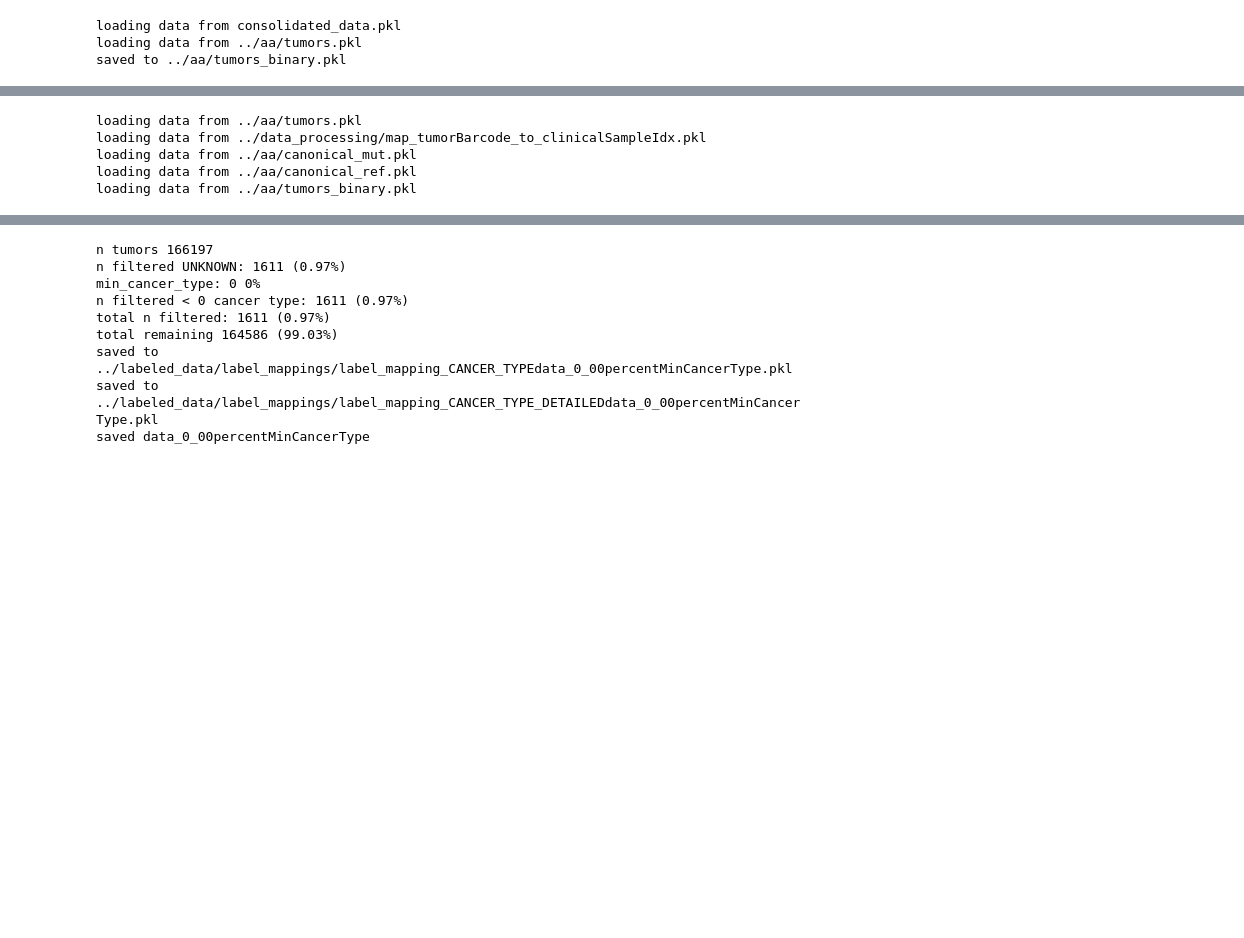
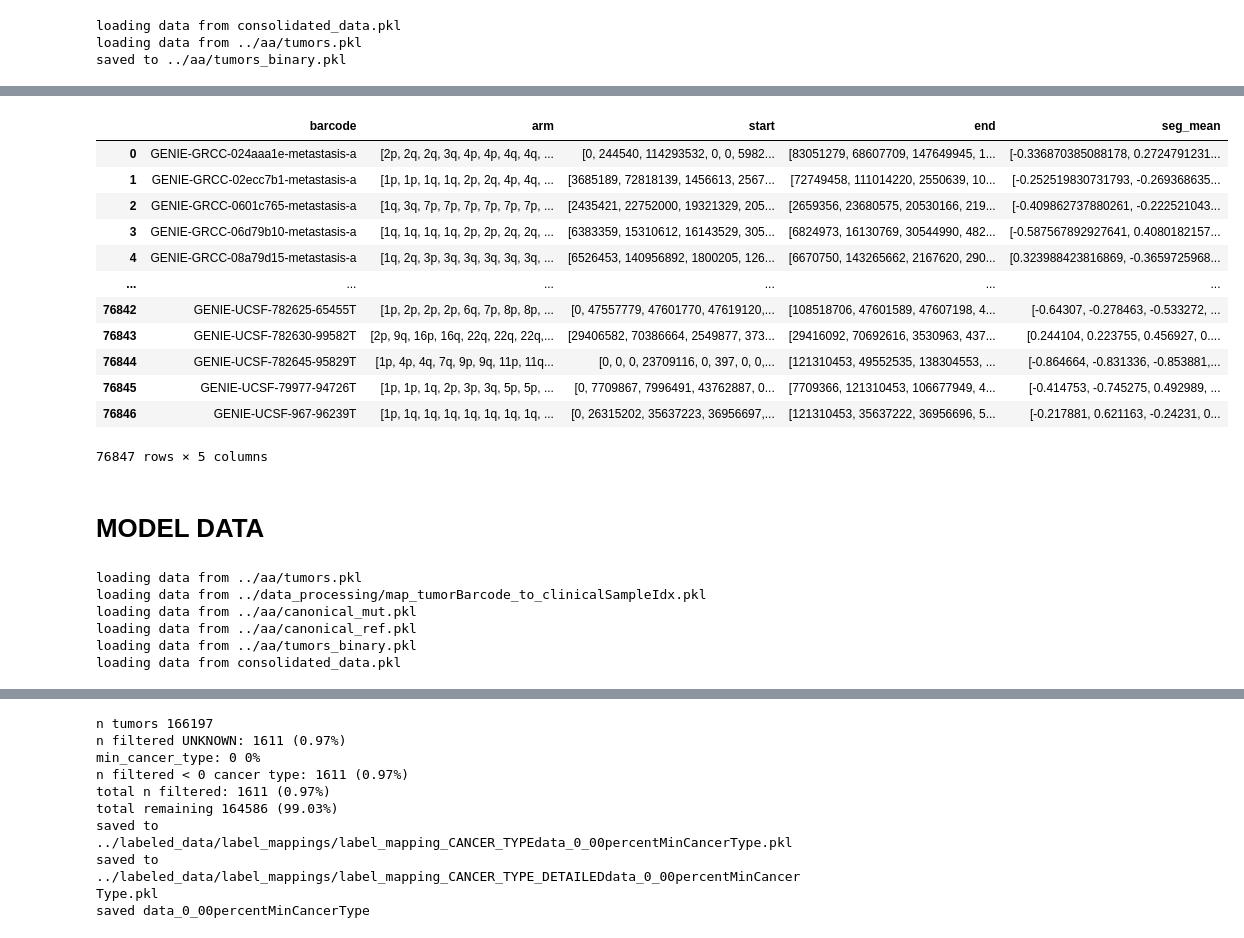
Before and after one commit to david-arredondo/SomaticMutationLLM, a Jupyter notebook: data_processing/data_processing.ipynb, the cells around one changed output, grey strips where cells are left out. Cells and saved outputs as stored; diff of their text form; code cells hidden in the pictures; blank space fills up the shorter version.

Commit message:
working somatt model

```diff
--- a/data_processing/data_processing.ipynb
+++ b/data_processing/data_processing.ipynb
@@ -1180,0 +1223,7 @@ sum 253139 (13.76%)
+# %%
+y = "Missense_Mutation"
+x = mutations[mutations['Variant_Classification']==y]
+print(len(x))
+print(x['t_ref_count'].isna().sum())
+print(x['t_alt_count'].isna().sum())
+printAllHead(x)
@@ -1192,6 +1261,12 @@ strandsHg19 = pickleLoad('../uniprot/exonsHg19_strands.pkl')
 exons = {'GRCh37':exonsHg19, 'GRCh38':exonsHg38}
 strands = {'GRCh37':strandsHg19, 'GRCh38':strandsHg38}
 hgnc_chr_map = {val[0]:c for (c,s,e,b),val in mutation_map.items() if val is not None}
+
+###asdf
+## map (assay,gene) --> refIdx for FOCAL CNA
+clinical_sample = pd.read_csv('../Genie15/data_clinical_sample.txt', sep='\t', skiprows=4)
+clinical_sample_values = clinical_sample.values
+ccolidx = {i:ni for ni,i in enumerate(clinical_sample.columns)}
 
 print(mcolidx)
 data = []
@@ -1209,12 +1284,19 @@ for idx,mutation in enumerate(tqdm(mutations.values)):
     barcode = mutation[mcolidx['Tumor_Sample_Barcode']]
     mutation_value = getMutation(tumorSeqAllele1,tumorSeqAllele2,ref_allele,variant_class)
     assert mutation_value != '-'
+    ref_count = mutation[mcolidx['t_ref_count']]
+    ref_count = '' if pd.isnull(ref_count) else ref_count
+    alt_count = mutation[mcolidx['t_alt_count']]
+    alt_count = '' if pd.isnull(alt_count) else alt_count
+    cidx = map_tumorBarcode_to_clinicalSampleIdx.get(barcode)
+    assert cidx is not None, barcode
+    assay = clinical_sample_values[cidx][0][ccolidx['SEQ_ASSAY_ID']]
     key = (chrom,start,end,build)
     hgncId,gene_start,gene_end = mutation_map[key]
     uniprotName = hgnc_uniprot[hgncId]
     isoforms = exons[build][chrom][uniprotName]
     strand = strands[build][chrom][uniprotName]
-    data.append([start,end,chrom,build,variant_class,isoforms,hgncId,gene_start,gene_end,ref_allele,strand,mutation_value,barcode])
+    data.append([start,end,chrom,build,variant_class,isoforms,hgncId,gene_start,gene_end,ref_allele,strand,mutation_value,barcode,ref_count,alt_count,assay,name])
 pickleSave(data,'./','consolidated_data.pkl')
 # %% [output]
 loading data from mutation_location_gene_map_consolidated.pkl
@@ -1247,7 +1329,7 @@ fasta = {'GRCh37':hg19_fasta, 'GRCh38':hg38_fasta}
 gene_seqs = {}
 seqs_with_N = set()
 for i in tqdm(data):
-    start,end,chrom,build,variant_class,isoforms,hgncId,gene_start,gene_end,ref_allele,strand,mutation_value,barcode = i
+    start,end,chrom,build,variant_class,isoforms,hgncId,gene_start,gene_end,ref_allele,strand,mutation_value,barcode,ref_count,alt_count,assay,name = i
     ref_genome = fasta[build][chrom][:]
     if 'N' in ref_genome: seqs_with_N.add(chrom)
     ref_gene = ref_genome[gene_start-1:gene_end]
@@ -1422,7 +1741,26 @@ saved to ../aa/tumors_top10.pkl
+# %%
+seg_data
+# %% [output]
+|  | barcode | arm | start | end | seg_mean |
+| 0 | GENIE-GRCC-024aaa1e-metastasis-a | [2p, 2q, 2q, 3q, 4p, 4p, 4q, 4q, ... | [0, 244540, 114293532, 0, 0, 5982... | [83051279, 68607709, 147649945, 1... | [-0.336870385088178, 0.2724791231... |
+| 1 | GENIE-GRCC-02ecc7b1-metastasis-a | [1p, 1p, 1q, 1q, 2p, 2q, 4p, 4q, ... | [3685189, 72818139, 1456613, 2567... | [72749458, 111014220, 2550639, 10... | [-0.252519830731793, -0.269368635... |
+| 2 | GENIE-GRCC-0601c765-metastasis-a | [1q, 3q, 7p, 7p, 7p, 7p, 7p, 7p, ... | [2435421, 22752000, 19321329, 205... | [2659356, 23680575, 20530166, 219... | [-0.409862737880261, -0.222521043... |
+| 3 | GENIE-GRCC-06d79b10-metastasis-a | [1q, 1q, 1q, 1q, 2p, 2p, 2q, 2q, ... | [6383359, 15310612, 16143529, 305... | [6824973, 16130769, 30544990, 482... | [-0.587567892927641, 0.4080182157... |
+| 4 | GENIE-GRCC-08a79d15-metastasis-a | [1q, 2q, 3p, 3q, 3q, 3q, 3q, 3q, ... | [6526453, 140956892, 1800205, 126... | [6670750, 143265662, 2167620, 290... | [0.323988423816869, -0.3659725968... |
+| ... | ... | ... | ... | ... | ... |
+| 76842 | GENIE-UCSF-782625-65455T | [1p, 2p, 2p, 2p, 6q, 7p, 8p, 8p, ... | [0, 47557779, 47601770, 47619120,... | [108518706, 47601589, 47607198, 4... | [-0.64307, -0.278463, -0.533272, ... |
+| 76843 | GENIE-UCSF-782630-99582T | [2p, 9q, 16p, 16q, 22q, 22q, 22q,... | [29406582, 70386664, 2549877, 373... | [29416092, 70692616, 3530963, 437... | [0.244104, 0.223755, 0.456927, 0.... |
+| 76844 | GENIE-UCSF-782645-95829T | [1p, 4p, 4q, 7q, 9p, 9q, 11p, 11q... | [0, 0, 0, 23709116, 0, 397, 0, 0,... | [121310453, 49552535, 138304553, ... | [-0.864664, -0.831336, -0.853881,... |
+| 76845 | GENIE-UCSF-79977-94726T | [1p, 1p, 1q, 2p, 3p, 3q, 5p, 5p, ... | [0, 7709867, 7996491, 43762887, 0... | [7709366, 121310453, 106677949, 4... | [-0.414753, -0.745275, 0.492989, ... |
+| 76846 | GENIE-UCSF-967-96239T | [1p, 1q, 1q, 1q, 1q, 1q, 1q, 1q, ... | [0, 26315202, 35637223, 36956697,... | [121310453, 35637222, 36956696, 5... | [-0.217881, 0.621163, -0.24231, 0... |
+76847 rows × 5 columns
+# %% [markdown]
+# MODEL DATA
 # %%
 import pandas as pd
 from saveAndLoad import *
 from tqdm import tqdm
+import numpy as np
 # 'Canonical mutation' -> 'Tumor type, detailed' data for training
 clinical_sample = pd.read_csv('../Genie15/data_clinical_sample.txt', sep='\t', skiprows=4)
 clinical_sample_values = clinical_sample.values
@@ -1433,6 +1771,9 @@ map_tumorBarcode_to_clinicalSampleIdx = pickleLoad('../data_processing/map_tumor
 mut = pickleLoad('../aa/canonical_mut.pkl')
 ref = pickleLoad('../aa/canonical_ref.pkl')
 tumors_binary = pickleLoad('../aa/tumors_binary.pkl')
+mut_data = pickleLoad('consolidated_data.pkl')
+cna_data = pd.read_csv('cna_somatt_data_df.csv')
+seg_data = pd.read_csv('seg_data.csv')
 
 #0 - SEX
 #1 - PRIMARY_RACE
@@ -1451,6 +1792,7 @@ loading data from ../data_processing/map_tumorBarcode_to_clinicalSampleIdx.pkl
 loading data from ../aa/canonical_mut.pkl
 loading data from ../aa/canonical_ref.pkl
 loading data from ../aa/tumors_binary.pkl
+loading data from consolidated_data.pkl
 # %%
 #0 - SEX
 #1 - PRIMARY_RACE
```
Also changed, not shown: parts of 31 cells of this notebook, 10 other files.
